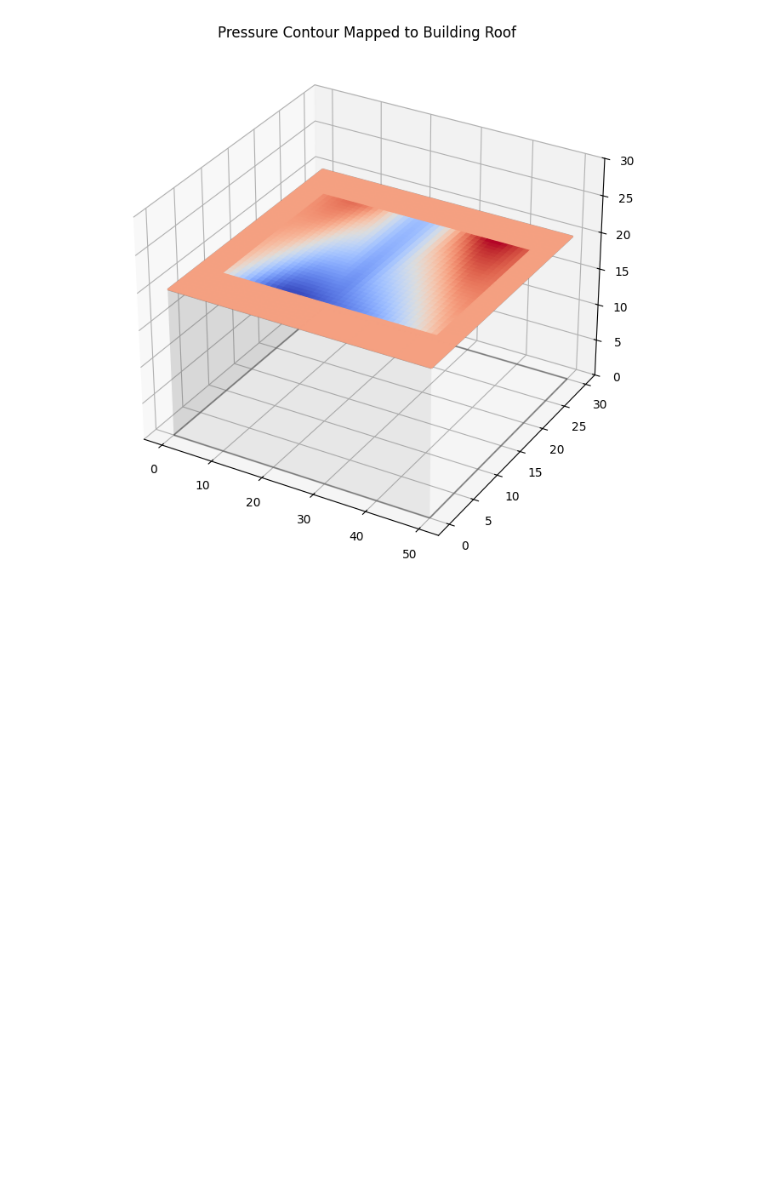
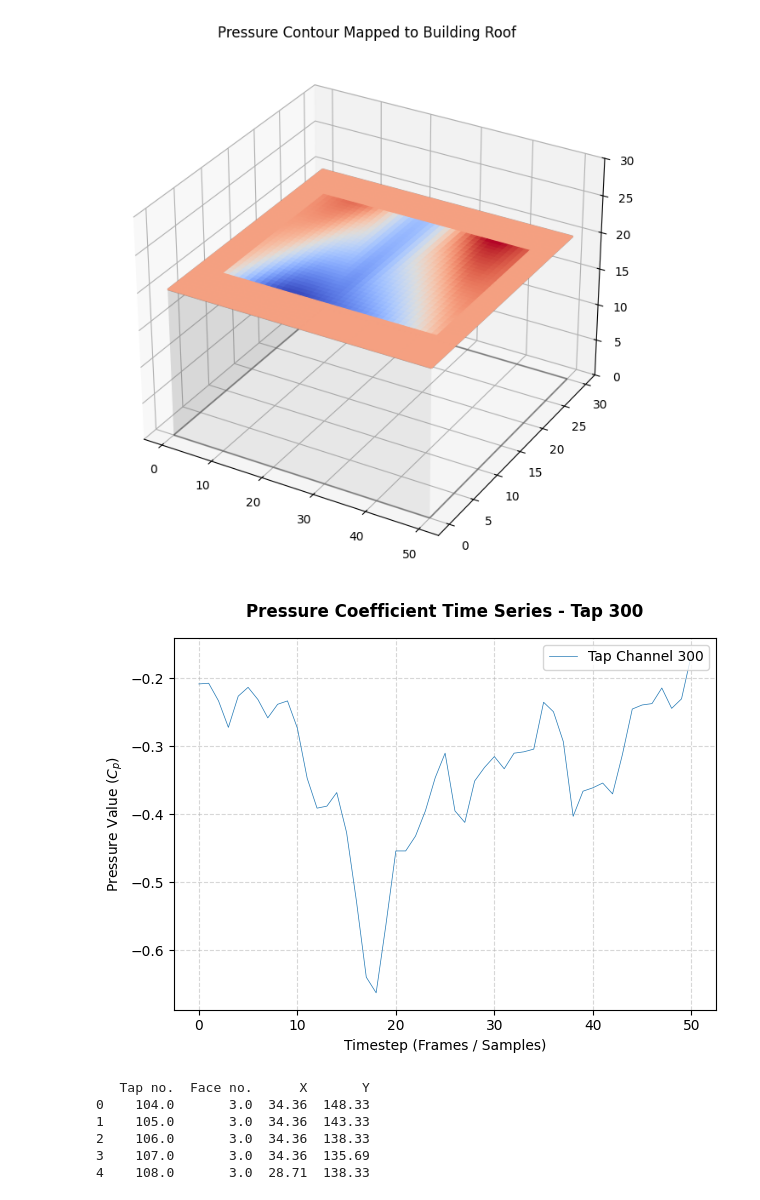
Before and after one commit to sam2mengis2/NIST-TPU-Database-Interface, a Jupyter notebook: ReadfirstHED.ipynb, the cells around one changed output. Saved outputs shown, nothing was run; the diff lists cells and outputs as text; code cells hidden in the pictures; blank space fills up the shorter version.

```diff
--- a/ReadfirstHED.ipynb
+++ b/ReadfirstHED.ipynb
@@ -458,0 +462,56 @@ plt.show()
+# %%
+analyzer = WindDataAnalyzerNIST(r"C:\WINDLAB_SUMMER\ADW100o100D016a1950\ADW100o100D016a1950.asc", r"C:\WINDLAB_SUMMER\ADW100o100D016a1950\ADW100o100D016a1950.hed")
+tap_df = analyzer.get_wind_dataframe(
+    ' Tap_Coordinates_3D           ',
+    ['Tap no.', 'Face no.', 'X', 'Y', 'Z']
+)
+
+pressure_time_series = pd.read_csv(
+    analyzer.asc_path,
+    sep=r'\s+',
+    header=None
+)
+# %%
+
+
+tap_no = 300
+pressure_for_tap = pressure_time_series[tap_no]
+
+sliced_pressure = pressure_for_tap.iloc[0:51]
+
+plt.plot(
+    sliced_pressure.index,
+    sliced_pressure.values,
+    color='#1f77b4',
+    linewidth=0.5,
+    label=f'Tap Channel {tap_no}'
+)
+
+plt.title(f'Pressure Coefficient Time Series - Tap {tap_no}', fontsize=12, fontweight='bold', pad=15)
+plt.xlabel('Timestep (Frames / Samples)', fontsize=10)
+plt.ylabel('Pressure Value ($C_p$)', fontsize=10)
+
+# Add a grid for easy data tracking
+plt.grid(True, linestyle='--', alpha=0.5)
+plt.legend(loc='upper right')
+
+# Ensure labels and layout fit perfectly without clipping
+plt.tight_layout()
+
+plt.show()
+# %% [output]
+[figure, added]
+# %%
+flat_tap_coords = analyzer.get_wind_dataframe(
+    " Flat_Tap_Coordinates         ",
+    ['Tap no.', 'Face no.', 'X', "Y"]
+)
+
+print(flat_tap_coords.head())
+# %% [output]
+   Tap no.  Face no.      X       Y
+0    104.0       3.0  34.36  148.33
+1    105.0       3.0  34.36  143.33
+2    106.0       3.0  34.36  138.33
+3    107.0       3.0  34.36  135.69
+4    108.0       3.0  28.71  138.33
```
Also changed, not shown: parts of 2 cells of this notebook.
